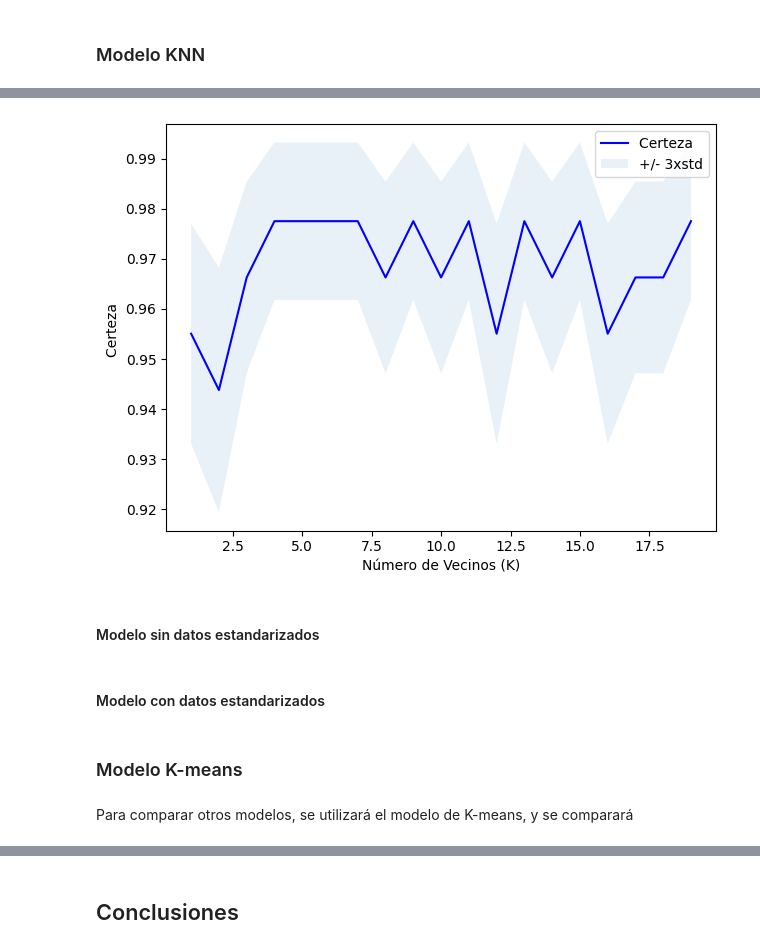
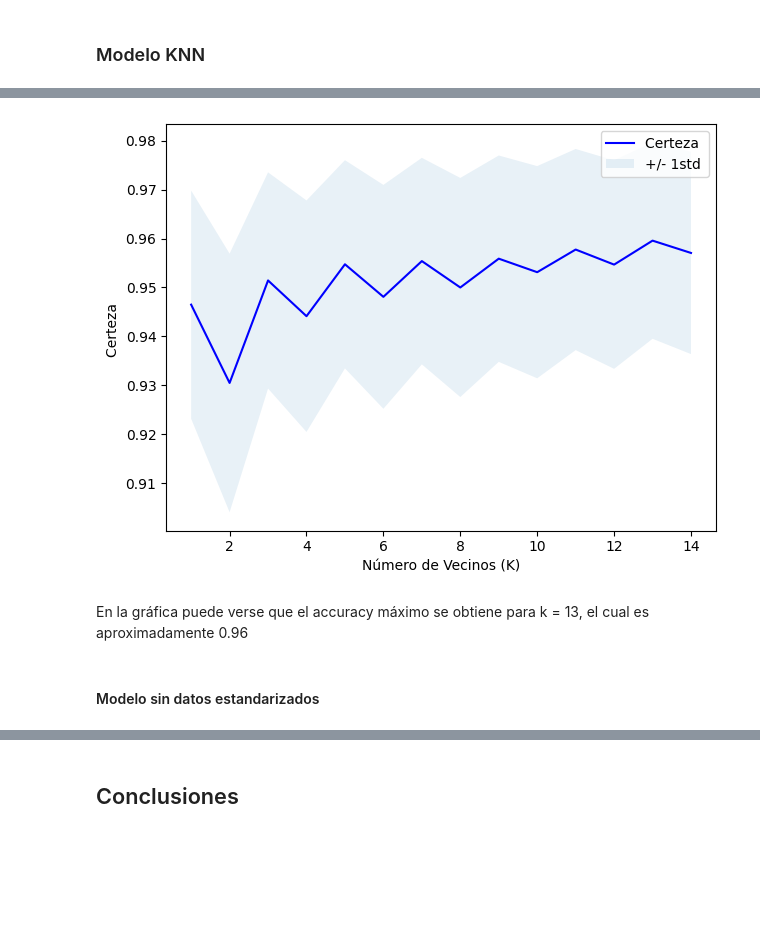
Before and after one commit to surizar2/Statistical-Learning, a Jupyter notebook: Proyecto/Proyecto Statistical 1.ipynb, the cells around one changed output, grey strips where cells are left out. Cells and saved outputs as stored; diff of their text form; code cells hidden in the pictures; blank space fills up the shorter version.

```diff
--- a/Proyecto/Proyecto Statistical 1.ipynb
+++ b/Proyecto/Proyecto Statistical 1.ipynb
@@ -239,5 +260,5 @@ from sklearn.model_selection import train_test_split
 # %%
-ks = 20
+ks = 15
 b = []
 b.append('Random_state')
 a = np.arange(1,ks, step = 1)
@@ -254,8 +277,8 @@ Y = VinoFinal['class']
 # %%
-ks = 20
+
 AccMedia = np.zeros((ks-1))
 SdAcc = np.zeros((ks-1))
-Splits = 50
+Splits = 500
 for m in range(0,Splits):
     AccRow = np.zeros(ks)
     SDRow = np.zeros(ks)
@@ -288,18 +297,17 @@ Accuracies.sample(10)
+# %%
+AccMean = Accuracies.drop('Random_state', axis = 1).mean()
+SdAcc = SDs.drop('Random_state', axis = 1).mean()
 # %%
-plt.plot(range(1,ks),AccMedia,'b')
-plt.fill_between(range(1,ks),AccMedia - 1 * SdAcc,AccMedia + 1 * SdAcc, alpha=0.10)
-plt.legend(('Certeza ', '+/- 3xstd'))
+plt.plot(range(1,ks),AccMean,'b')
+plt.fill_between(range(1,ks),(AccMean - SdAcc),(AccMean + SdAcc), alpha=0.10)
+plt.legend(('Certeza ', '+/- 1std'))
 plt.ylabel('Certeza ')
 plt.xlabel('Número de Vecinos (K)')
 plt.tight_layout()
 plt.show()
 # %% [output]
-[figure, old version]
+[figure, new version]
+# %% [markdown]
+En la gráfica puede verse que el accuracy máximo se obtiene para k = 13, el cual es aproximadamente 0.96
 # %% [markdown]
 #### Modelo sin datos estandarizados
-# %% [markdown]
-#### Modelo con datos estandarizados
-# %% [markdown]
-### Modelo K-means
-# %% [markdown]
-Para comparar otros modelos, se utilizará el modelo de K-means, y se comparará
```
Also changed, not shown: parts of 32 cells of this notebook.
